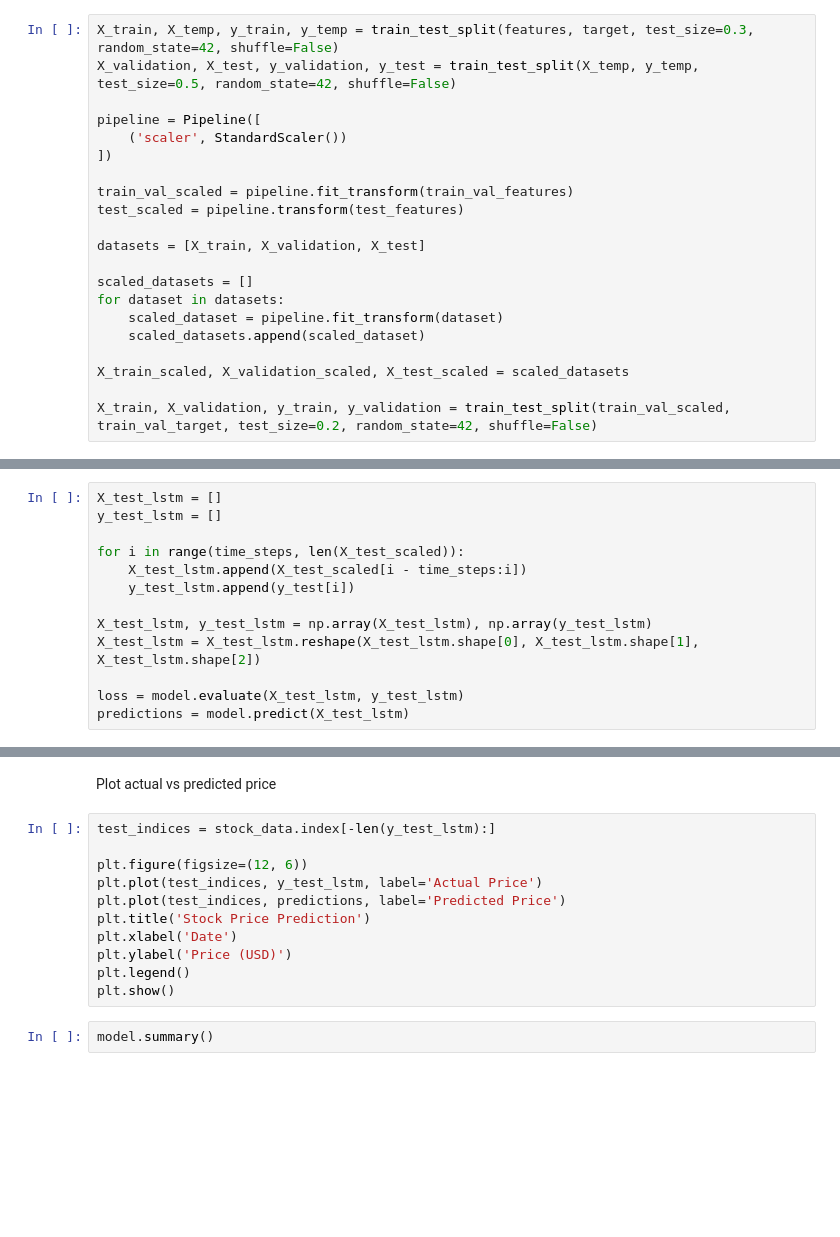
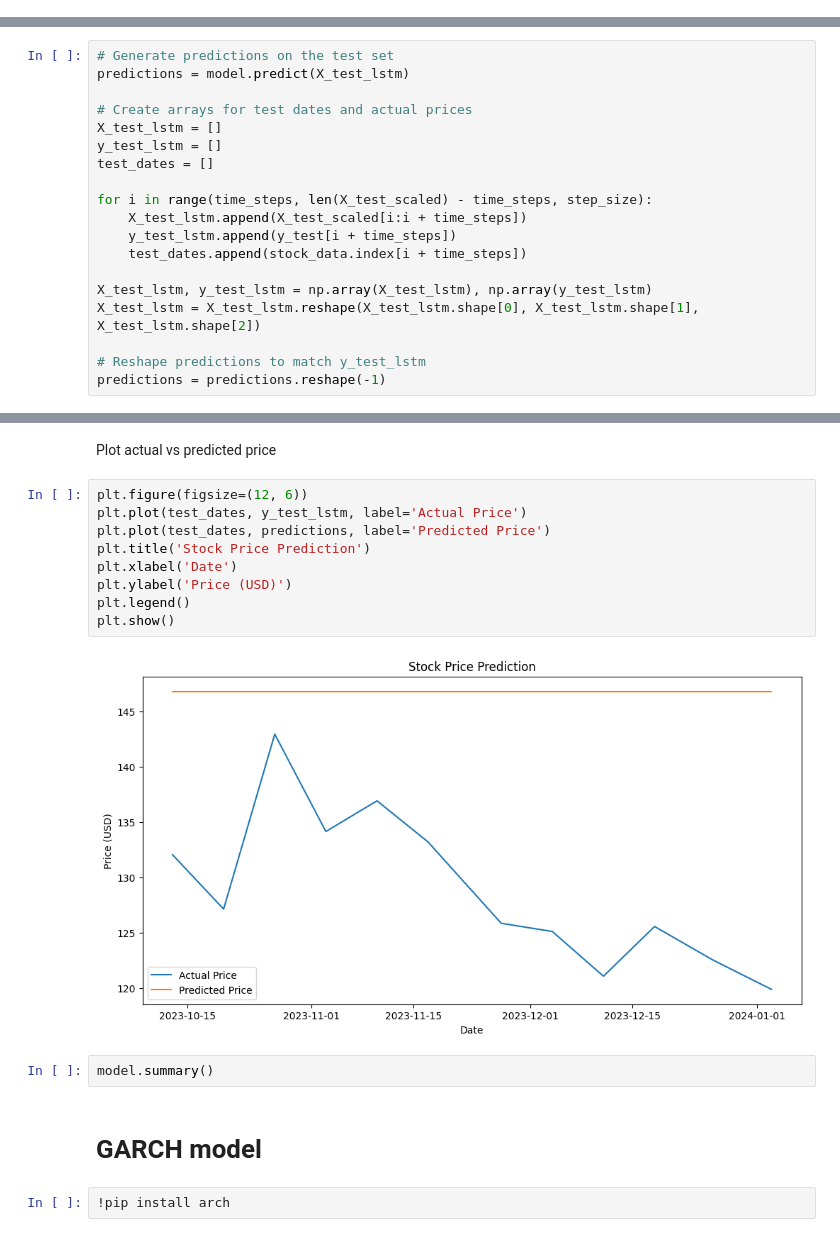
Before and after one commit to Dly27/stock-forecast, a Jupyter notebook: stock_forecast.ipynb, the cells around one changed output, grey strips where cells are left out. Drawn from its saved outputs; the diff is of its cells as text; blank space fills up the shorter version.

Commit message:
Added GARCH model and fixed minor issues

```diff
--- a/stock_forecast.ipynb
+++ b/stock_forecast.ipynb
@@ -84,21 +101,0 @@ Scale training and test data
-# %%
-X_train, X_temp, y_train, y_temp = train_test_split(features, target, test_size=0.3, random_state=42, shuffle=False)
-X_validation, X_test, y_validation, y_test = train_test_split(X_temp, y_temp, test_size=0.5, random_state=42, shuffle=False)
-
-pipeline = Pipeline([
-    ('scaler', StandardScaler())
-])
-
-train_val_scaled = pipeline.fit_transform(train_val_features)
-test_scaled = pipeline.transform(test_features)
-
-datasets = [X_train, X_validation, X_test]
-
-scaled_datasets = []
-for dataset in datasets:
-    scaled_dataset = pipeline.fit_transform(dataset)
-    scaled_datasets.append(scaled_dataset)
-
-X_train_scaled, X_validation_scaled, X_test_scaled = scaled_datasets
-
-X_train, X_validation, y_train, y_validation = train_test_split(train_val_scaled, train_val_target, test_size=0.2, random_state=42, shuffle=False)
@@ -203,15 +198,21 @@ history = model.fit(
 # %% [markdown]
 Predict values
 # %%
+# Generate predictions on the test set
+predictions = model.predict(X_test_lstm)
+
+# Create arrays for test dates and actual prices
 X_test_lstm = []
 y_test_lstm = []
+test_dates = []
 
-for i in range(time_steps, len(X_test_scaled)):
-    X_test_lstm.append(X_test_scaled[i - time_steps:i])
-    y_test_lstm.append(y_test[i])
+for i in range(time_steps, len(X_test_scaled) - time_steps, step_size):
+    X_test_lstm.append(X_test_scaled[i:i + time_steps])
+    y_test_lstm.append(y_test[i + time_steps])
+    test_dates.append(stock_data.index[i + time_steps])
 
 X_test_lstm, y_test_lstm = np.array(X_test_lstm), np.array(y_test_lstm)
 X_test_lstm = X_test_lstm.reshape(X_test_lstm.shape[0], X_test_lstm.shape[1], X_test_lstm.shape[2])
 
-loss = model.evaluate(X_test_lstm, y_test_lstm)
-predictions = model.predict(X_test_lstm)
+# Reshape predictions to match y_test_lstm
+predictions = predictions.reshape(-1)
@@ -234,15 +232,19 @@ print("Directional Accuracy:", directional_accuracy)
 # %% [markdown]
 Plot actual vs predicted price
 # %%
-test_indices = stock_data.index[-len(y_test_lstm):]
-
 plt.figure(figsize=(12, 6))
-plt.plot(test_indices, y_test_lstm, label='Actual Price')
-plt.plot(test_indices, predictions, label='Predicted Price')
+plt.plot(test_dates, y_test_lstm, label='Actual Price')
+plt.plot(test_dates, predictions, label='Predicted Price')
 plt.title('Stock Price Prediction')
 plt.xlabel('Date')
 plt.ylabel('Price (USD)')
 plt.legend()
 plt.show()
+# %% [output]
+[figure, added]
 # %%
 model.summary()
+# %% [markdown]
+# GARCH model
+# %%
+!pip install arch
```
Also changed, not shown: parts of 10 cells of this notebook.
